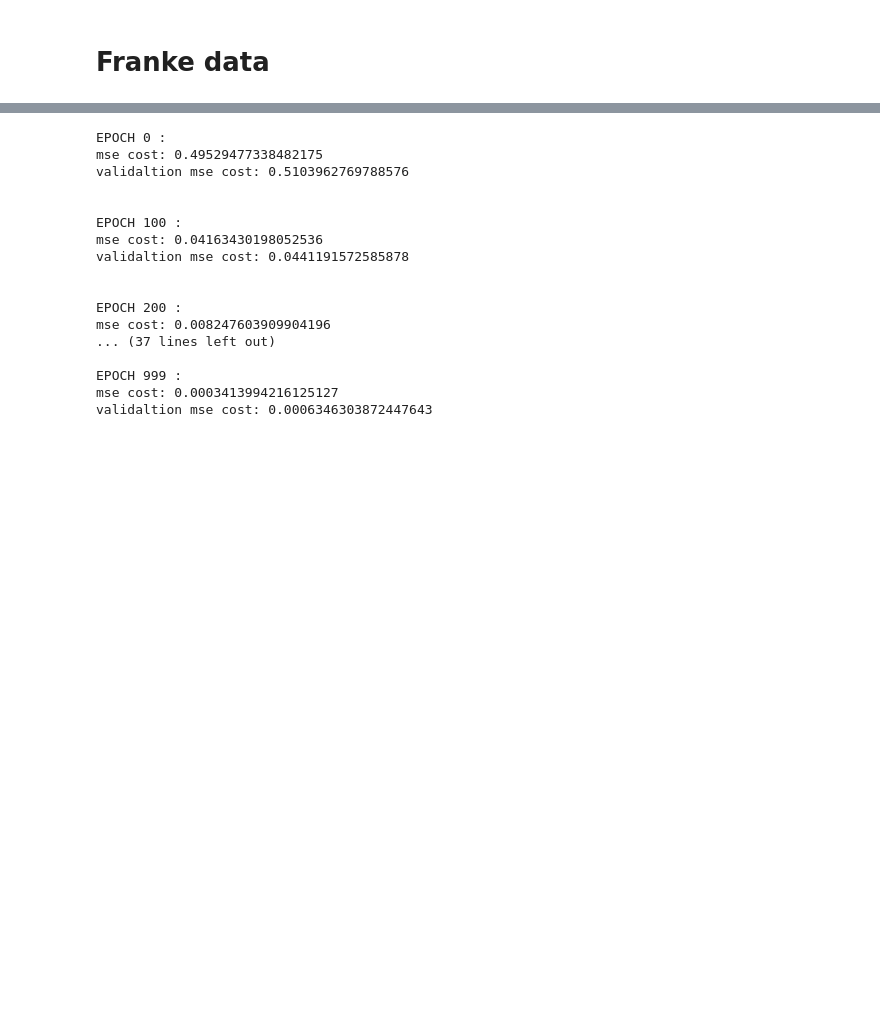
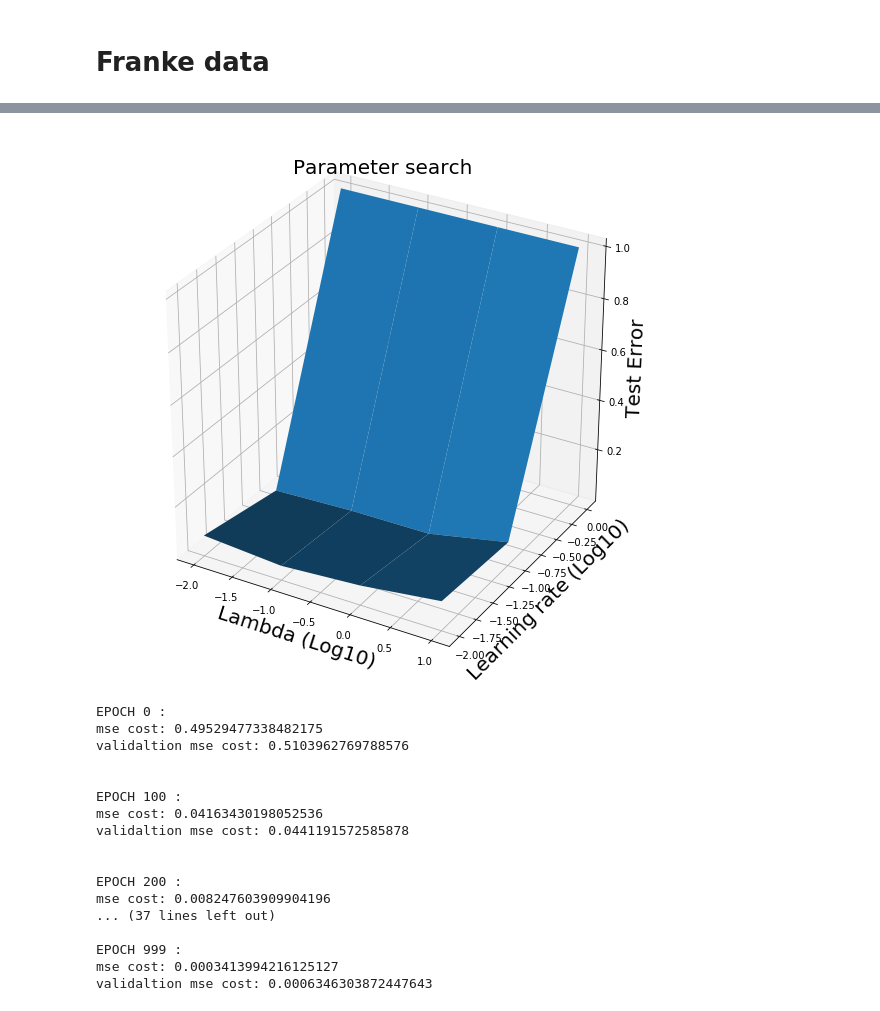
Before and after one commit to Barstad/fys_stk3155, a Jupyter notebook: PROJECT2/NN_Experiments.ipynb, the cells around one changed output, grey strips where cells are left out. Cells and saved outputs as stored; diff of their text form; code cells hidden in the pictures; blank space fills up the shorter version.

```diff
--- a/PROJECT2/NN_Experiments.ipynb
+++ b/PROJECT2/NN_Experiments.ipynb
@@ -380,3 +413,18 @@ y_test = test.y.values
 X_train, X_test, y_train, y_test = normalize_data(X_train, X_test, y_train, y_test, True)
 y_train = y_train.reshape(-1,1)
 y_test = y_test.reshape(-1,1)
+# %%
+# Examining learning rate and lambda grid
+models = []
+p1 = [10**l for l in range(-2,2)] # regularization
+p2 = [0.01, 0.1, 1] # Learning rate
+grid = []
+for i in p1:
+    for j in p2:
+        nn = NeuralNetwork(X_train, y_train, (X_test, y_test),
+                   [300, 100, 50, 20, 10, 1],
+                   ['relu', 'relu','relu', 'relu','relu', 'linear'],
+                   'mse')
+        nn.train(512, 100, j, i)
+        grid.append([i,j])
+        models.append(nn)
@@ -383,3 +449,19 @@ y_test = y_test.reshape(-1,1)
+# %%
+mses = get_mses(models, X_train, X_test, y_train, y_test)
+
+grid = np.array(grid)
+mses = np.array([[i, j] for i, j in mses])
+results = np.concatenate((grid, mses), axis = 1)
+results = pd.DataFrame(results, columns = ['p1', 'p2', 'test_mse', 'train_mse'])
+
+results.to_csv(PATH.joinpath("3d_plot_data_FRANKE.csv"))
+
+results = pd.read_csv(PATH.joinpath("3d_plot_data_FRANKE.csv"))
+plot_3d_results_regression(X = p1, Y = p2, results = results,
+                metric = "test_mse",
+               save_as = "parameter_search_NN_FRANKE")
+# %% [output]
+[figure, added]
 # %%
 nn = NeuralNetwork(X_train, y_train, (X_test, y_test),
                    [300, 100, 50, 20, 10, 1],
```
Also changed, not shown: parts of 5 cells of this notebook.
